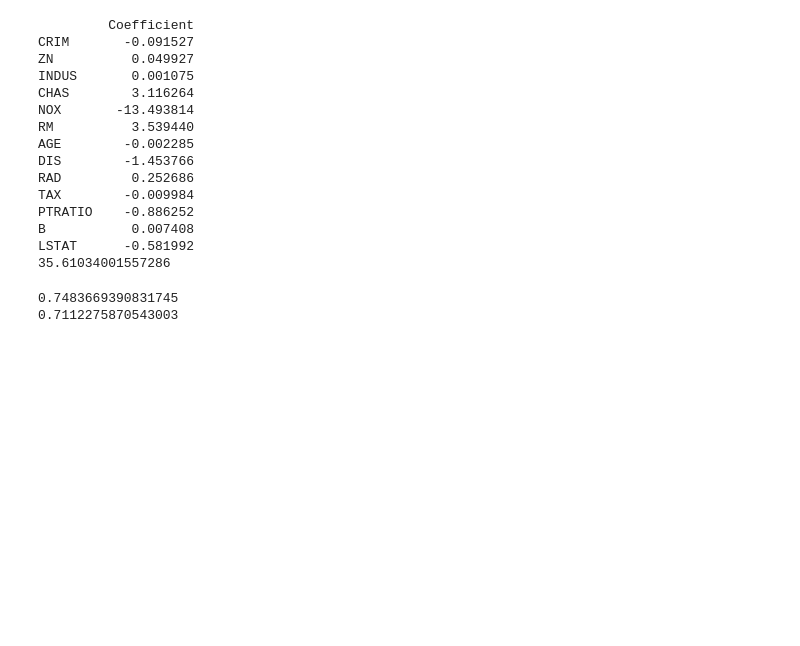
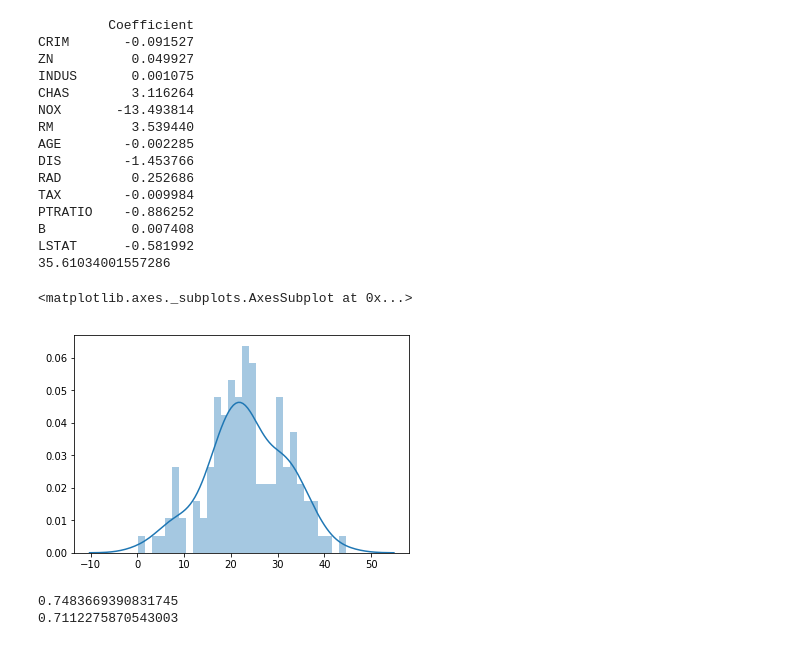
Before and after one commit to Ashishsood86/Regression-Analysis, a Jupyter notebook: Boston House Data Analysis.ipynb, the cells around one changed output. Saved outputs shown, nothing was run; the diff lists cells and outputs as text; code cells hidden in the pictures; blank space fills up the shorter version.

```diff
--- a/Boston House Data Analysis.ipynb
+++ b/Boston House Data Analysis.ipynb
@@ -313,6 +330,12 @@ LSTAT      -0.581992
 # %%
 # Get Lasso Regression Model predictions
 lasso_reg_pred=lasso_reg.predict(X_test)
+# %%
+# Visualizing the distribution of Lasso Regression predictions
+sns.distplot(lasso_reg_pred,bins=30)
+# %% [output]
+<matplotlib.axes._subplots.AxesSubplot at 0x...>
+[figure, added]
 # %%
 # Train and Test scores comparison
 print(lasso_reg.score(X_train,y_train))
```
Also changed, not shown: parts of 35 cells of this notebook.
